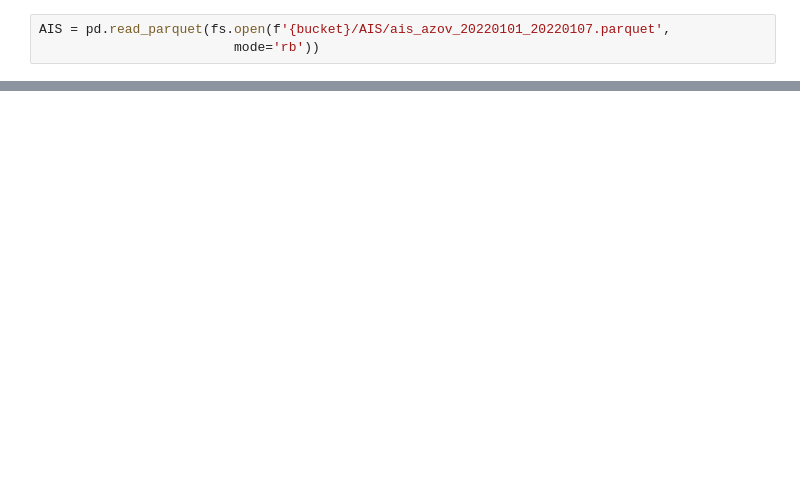
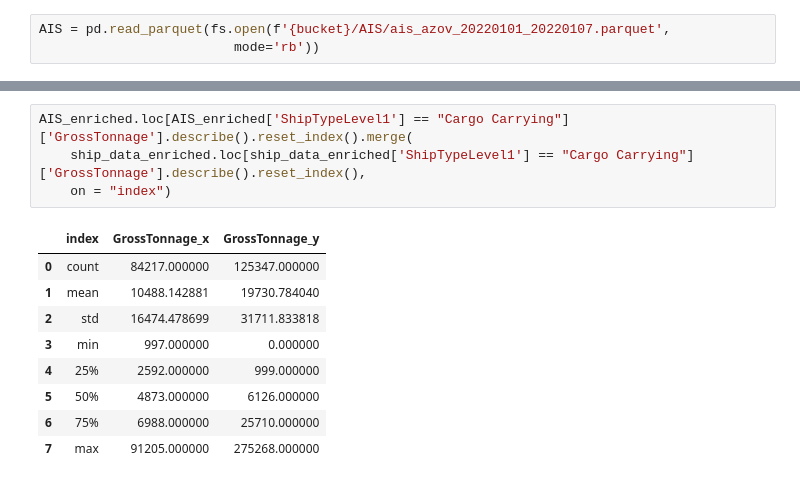
Before and after one commit to InseeFrLab/hackathon-un-2022, a Jupyter notebook: notebooks/analyze_ihs.ipynb, the cells around one changed output, grey strips where cells are left out. Drawn from its saved outputs; the diff is of its cells as text; blank space fills up the shorter version.

```diff
--- a/notebooks/analyze_ihs.ipynb
+++ b/notebooks/analyze_ihs.ipynb
@@ -108,0 +199,14 @@ dtype: float64
+# %%
+AIS_enriched.loc[AIS_enriched['ShipTypeLevel1'] == "Cargo Carrying"]['GrossTonnage'].describe().reset_index().merge(
+    ship_data_enriched.loc[ship_data_enriched['ShipTypeLevel1'] == "Cargo Carrying"]['GrossTonnage'].describe().reset_index(),
+    on = "index")
+# %% [output]
+|  | index | GrossTonnage_x | GrossTonnage_y |
+| 0 | count | 84217.000000 | 125347.000000 |
+| 1 | mean | 10488.142881 | 19730.784040 |
+| 2 | std | 16474.478699 | 31711.833818 |
+| 3 | min | 997.000000 | 0.000000 |
+| 4 | 25% | 2592.000000 | 999.000000 |
+| 5 | 50% | 4873.000000 | 6126.000000 |
+| 6 | 75% | 6988.000000 | 25710.000000 |
+| 7 | max | 91205.000000 | 275268.000000 |
```
Also changed, not shown: parts of 21 cells of this notebook.
